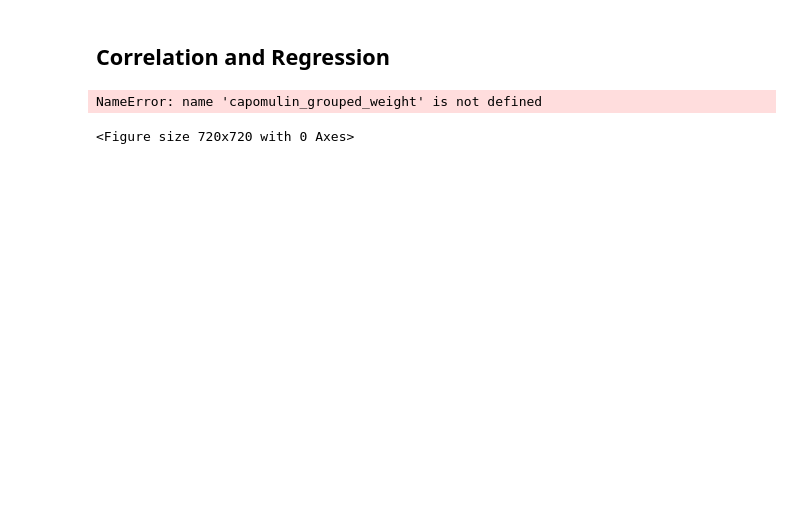
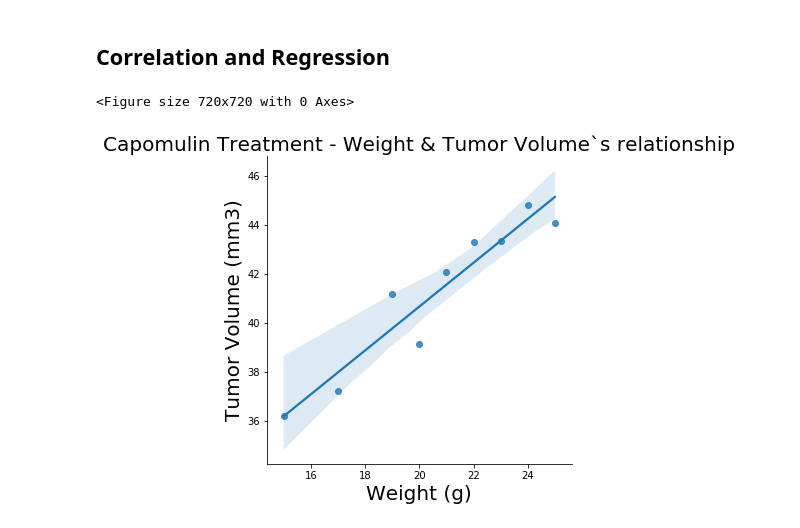
Before and after one commit to Vincent-glitch/Cancer-Pharmaceutical-Treatment-Analysis, a Jupyter notebook: Pymaceuticals/pymaceuticals.ipynb, the cells around one changed output. Cells and saved outputs as stored; diff of their text form; code cells hidden in the pictures; blank space fills up the shorter version.

```diff
--- a/Pymaceuticals/pymaceuticals.ipynb
+++ b/Pymaceuticals/pymaceuticals.ipynb
@@ -298,15 +297,15 @@ plt.show()
 # %% [markdown]
 ## Correlation and Regression
 # %%
-#need to calculate the correlation coefficient and linear regression model
+#Calculated the correlation coefficient and linear regression model
 # for mouse weight and average tumor volume for the Capomulin regimen
 fig = plt.figure(figsize=(10, 10))
 sns.lmplot(x= "Weight (g)", y="Tumor Volume (mm3)", data=capomulin_grouped_weight, fit_reg=True)
 
 # Label
-plt.title('Relationship between mouse weight and average tumor volume for the Capomulin regimen', size=30)
+plt.title('Capomulin Treatment - Weight & Tumor Volume`s relationship', size=20)
 plt.xlabel('Weight (g)', size=20)
 plt.ylabel('Tumor Volume (mm3)', size=20);
 # %% [output]
-NameError: name 'capomulin_grouped_weight' is not defined
+<Figure size 720x720 with 0 Axes>
-<Figure size 720x720 with 0 Axes>
+[figure, added]
```
Also changed, not shown: parts of 7 cells of this notebook.
